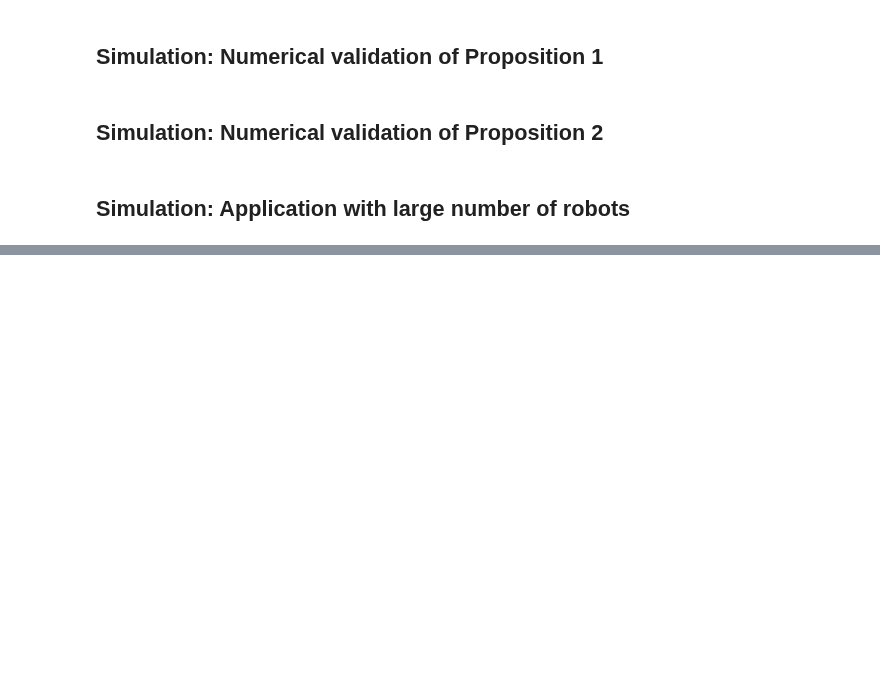
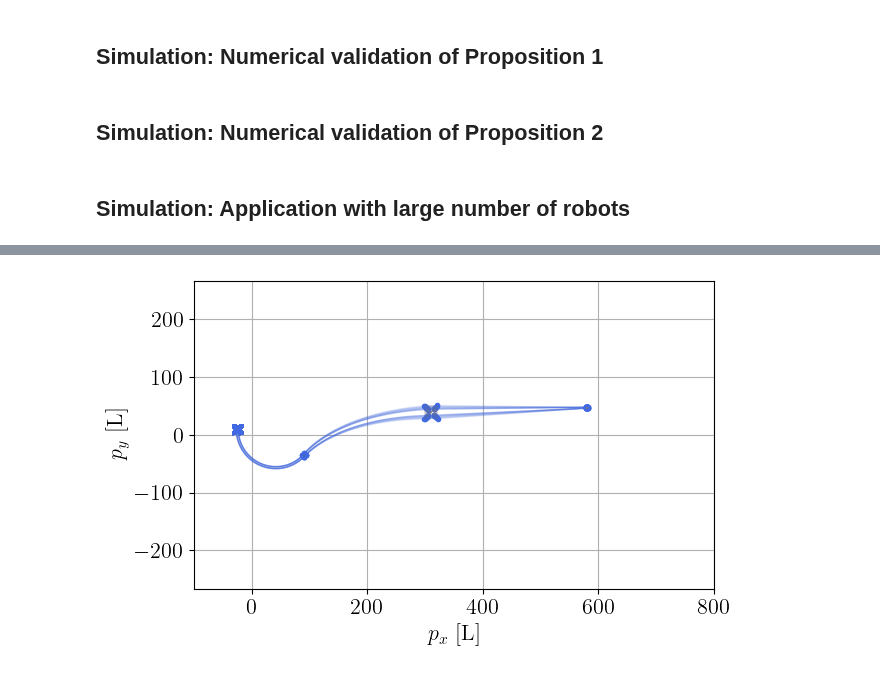
Before and after one commit to Swarm-Systems-Lab/affine-formation-control, a Jupyter notebook: notebooks/paper_simulations.ipynb, the cells around one changed output, grey strips where cells are left out. Cells and saved outputs as stored; diff of their text form; code cells hidden in the pictures; blank space fills up the shorter version.

Commit message:
Simulation with large number of robots

```diff
--- a/notebooks/paper_simulations.ipynb
+++ b/notebooks/paper_simulations.ipynb
@@ -341,12 +341,12 @@ def gen_Z_large(layers=1):
     Z = []
     for i in range(layers):
         if i == 0:
-            Z.extend([(1,2), (2,3), (3,4), (1,3), (2,4), (4,1)])
+            Z.extend([(1,2), (1,3), (2,3), (2,4), (3,4), (4,1)])
         else:
             m = 4*i
             m_last = 4*(i-1)
-            Z.extend([(m+1,m+2), (m+2,m+3), (m+3,m+4), (m+4,m+1)])
-            Z.extend([(m+1,m_last+1), (m+2,m_last+2), (m+3,m_last+3), (m+4,m_last+4)])
+            Z.extend([(m+1,m_last+4), (m+2,m_last+3), (m+2,m_last+4), (m+3,m_last+4), (m+4,m_last+1)])
+            Z.extend([(m+1,m+2), (m+1,m+3), (m+2,m+3), (m+2,m+4), (m+3,m+4), (m+4,m+1)])
     return Z
 
 def gen_pstar_large(layers=1):
@@ -355,7 +355,7 @@ def gen_pstar_large(layers=1):
         if i == 0:
             p_star[0:4] = [-1-1j, -1+1j, 1+1j, 1-1j]
         else:
-            p_star[i*4:(i+1)*4] = p_star[0:4] * 1.2**i * np.exp(1j*i*np.pi/3)
+            p_star[i*4:(i+1)*4] = p_star[0:4] * 1.1**i
     return np.array(p_star)
 
 def get_deltav(params_c):
@@ -364,7 +364,7 @@ def get_deltav(params_c):
     return delta_v
 
 # Edges set, reference shape and initial condition
-layers = 5
+layers = 10
 Z = gen_Z_large(layers)
 p_star = gen_pstar_large(layers)
 p0 = (-25 + 10j) + p_star
@@ -375,8 +375,12 @@ args = {
     "p_star": p_star,
     "p0"    : p0,
     "tf"    : 10,
-    "h"     : 1,
+    "h"     : 3,
     "kappa" : kappa,
 }
 
 sim_fr = afc.AffineComplexSimulator(**args)
+
+print(p_star.shape)
+# print(Z)
+# sim_fr.check_W_L(eigenvectors=False)
@@ -457,0 +466,67 @@ plt.show()
+# %%
+# Init figure and config axes
+fig = plt.figure(figsize=(9,4), dpi=100)
+ax1 = fig.subplots(1,1)
+
+# config_axis(ax1, 5, 5)
+
+lim = 400
+ax1.set_xlim([-lim/4, lim*2])
+ax1.set_ylim([-lim/1.5, lim/1.5])
+ax1.grid(True)
+ax1.set_aspect("equal")
+ax1.set_xlabel(r"$p_x$ [L]")
+ax1.set_ylabel(r"$p_y$  [L]")
+
+## Launch the simulation #####
+params1 = [0, -20, 0, 0, 0.3, 0, 0]
+sim_fr.set_manual_mu(get_MBt(params1))
+sim_fr.numerical_simulation(reset=True)
+sim_fr.plot(ax1, colored=False, tail=False, lw_net=0.01)
+
+params2 = [0, -6, 0.1, 0.1, -0.05, 0, 0]
+sim_fr.set_manual_mu(get_MBt(params2))
+sim_fr.numerical_simulation(reset=False)
+sim_fr.numerical_simulation(reset=False)
+sim_fr.plot(ax1, colored=False, tail=False, lw_net=0.1)
+
+params3 = [0, -6, -0.1, -0.1, 0, 0, 0]
+sim_fr.set_manual_mu(get_MBt(params3))
+sim_fr.numerical_simulation(reset=False)
+sim_fr.numerical_simulation(reset=False)
+sim_fr.numerical_simulation(reset=False)
+sim_fr.plot(ax1, colored=False, tail=False, lw_net=0.1)
+
+# params4 = [0, -10, 0, 0, 0, 0, 0]
+# sim_fr.set_manual_mu(get_MBt(params4))
+# sim_fr.numerical_simulation(reset=False)
+# sim_fr.numerical_simulation(reset=False)
+# # sim_fr.numerical_simulation(reset=False)
+# # sim_fr.plot(ax1, colored=False, tail=False, lw_net=0.1)
+
+# # params5 = [0, -5, 0, 0, 0, 0, 0.1]
+# # sim_fr.set_manual_mu(get_MBt(params5))
+# # sim_fr.numerical_simulation(reset=False)
+# # # sim_fr.numerical_simulation(reset=False)
+# # sim_fr.numerical_simulation(reset=False)
+sim_fr.plot(ax1, colored=False, alpha1=0.1, lw_net=0.1)
+
+# ax1.text(-22, -4,    r"$t = 10$ [s]", fontdict={"size":10})
+# ax1.text(-16, -14,   r"$t = 20$ [s]", fontdict={"size":10})
+# ax1.text(-13, -7,    r"$t = 30$ [s]", fontdict={"size":10})
+# ax1.text(15.5, -4.9, r"$t = 40$ [s]", fontdict={"size":10})
+
+# ax1.text(-22, 2,   r"$\Delta_{v1}$", fontdict={"size":10})
+# ax1.text(-27, -13, r"$\Delta_{v2}$", fontdict={"size":10})
+# ax1.text(-17.5, -9,  r"$\Delta_{v3}$", fontdict={"size":10})
+# ax1.text(0, -6,    r"$\Delta_{v4}$", fontdict={"size":10})
+
+# ax1.text(0, 12, r"$\Delta_{v1}$ = " + str(get_deltav(params1)), fontdict={"size":15})
+# ax1.text(0, 9,  r"$\Delta_{v2}$ = " + str(get_deltav(params2)), fontdict={"size":15})
+# ax1.text(0, 6,  r"$\Delta_{v3}$ = " + str(get_deltav(params3)), fontdict={"size":15})
+# ax1.text(0, 3,  r"$\Delta_{v4}$ = " + str(get_deltav(params4)), fontdict={"size":15})
+
+## Generate the plot #####
+plt.show()
+# %% [output]
+[figure, added]
```
Also changed, not shown: parts of 3 cells of this notebook.
